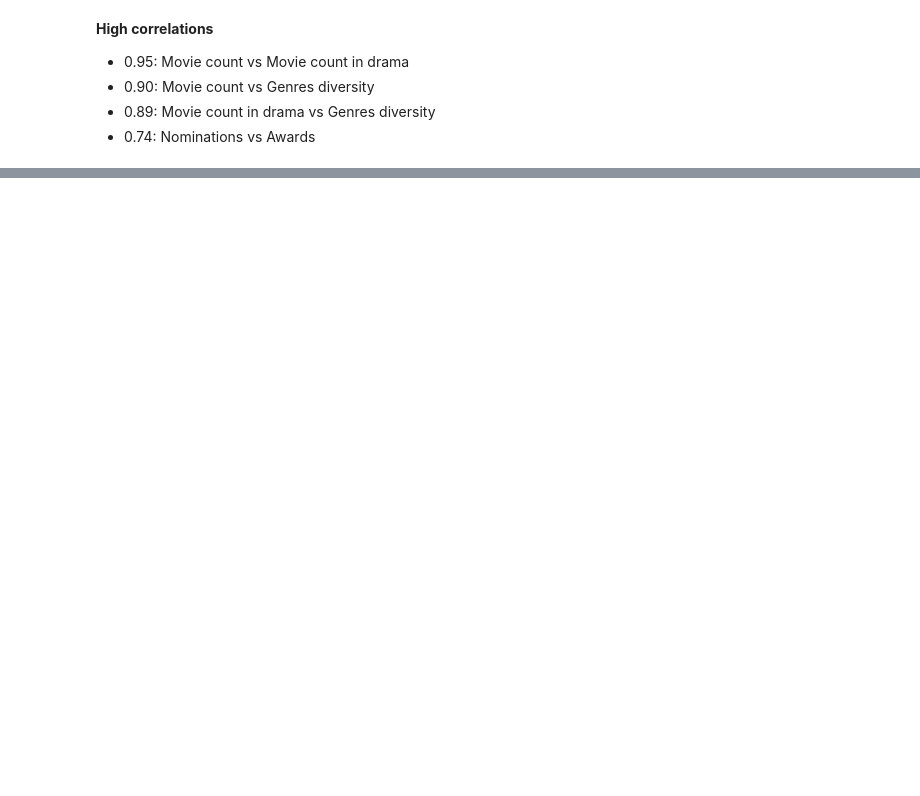
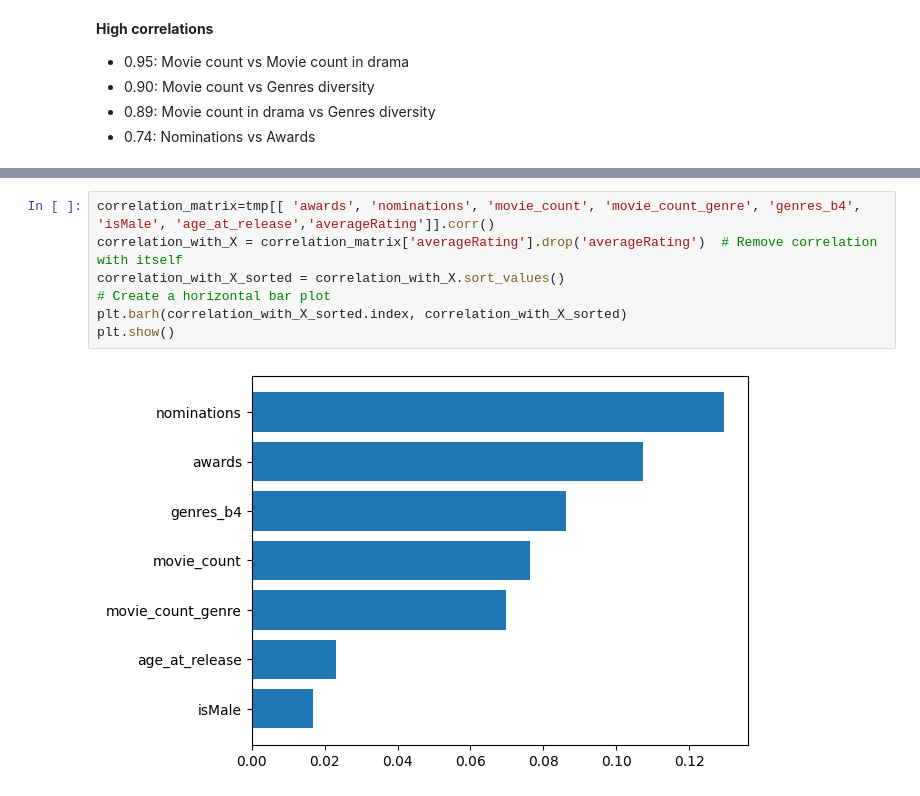
Before and after one commit to epfl-ada/ada-2023-project-dromadaire, a Jupyter notebook: ModeAnal.ipynb, the cells around one changed output, grey strips where cells are left out. Drawn from its saved outputs; the diff is of its cells as text; blank space fills up the shorter version.

Commit message:
General plan and added graphs

```diff
--- a/ModeAnal.ipynb
+++ b/ModeAnal.ipynb
@@ -133,0 +145,9 @@ plt.show()
+# %%
+correlation_matrix=tmp[[ 'awards', 'nominations', 'movie_count', 'movie_count_genre', 'genres_b4', 'isMale', 'age_at_release','averageRating']].corr()
+correlation_with_X = correlation_matrix['averageRating'].drop('averageRating')  # Remove correlation with itself
+correlation_with_X_sorted = correlation_with_X.sort_values()
+# Create a horizontal bar plot
+plt.barh(correlation_with_X_sorted.index, correlation_with_X_sorted)
+plt.show()
+# %% [output]
+[figure, added]
```
Also changed, not shown: parts of 17 cells of this notebook, 1 other file.
